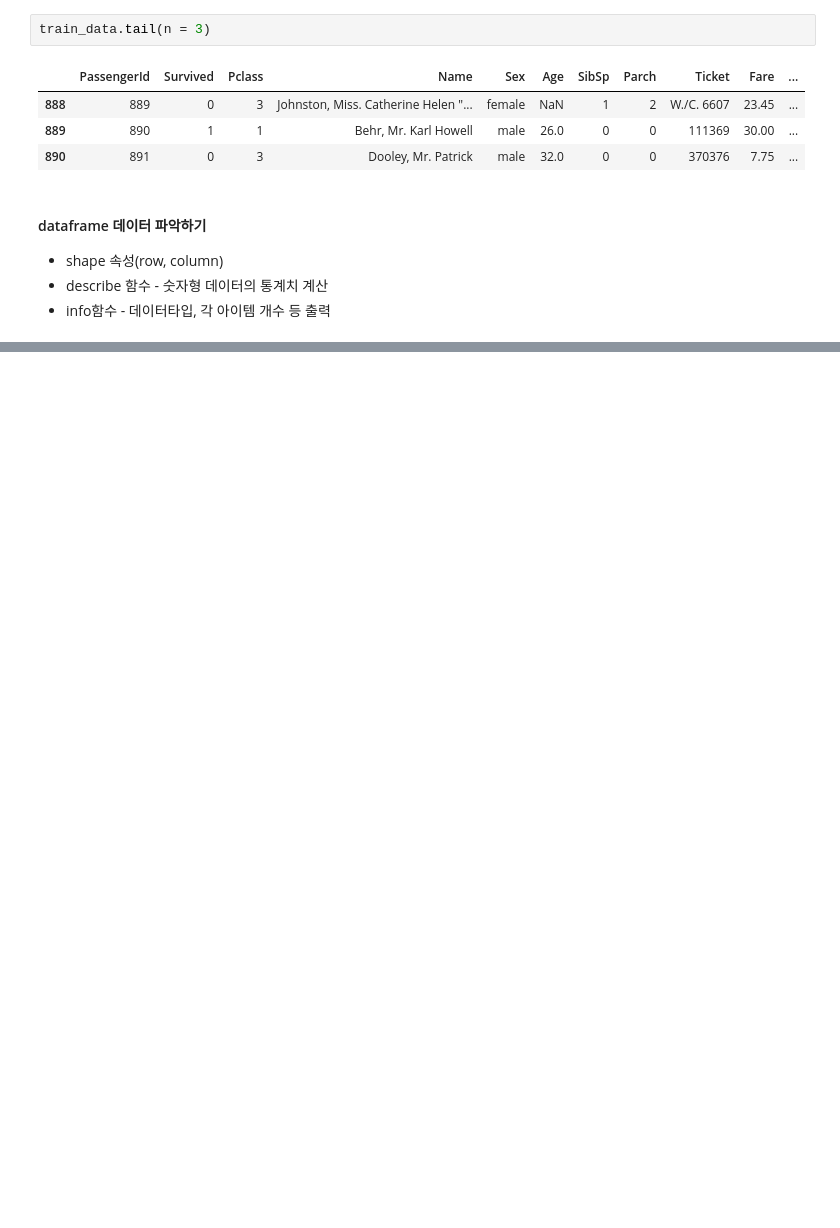
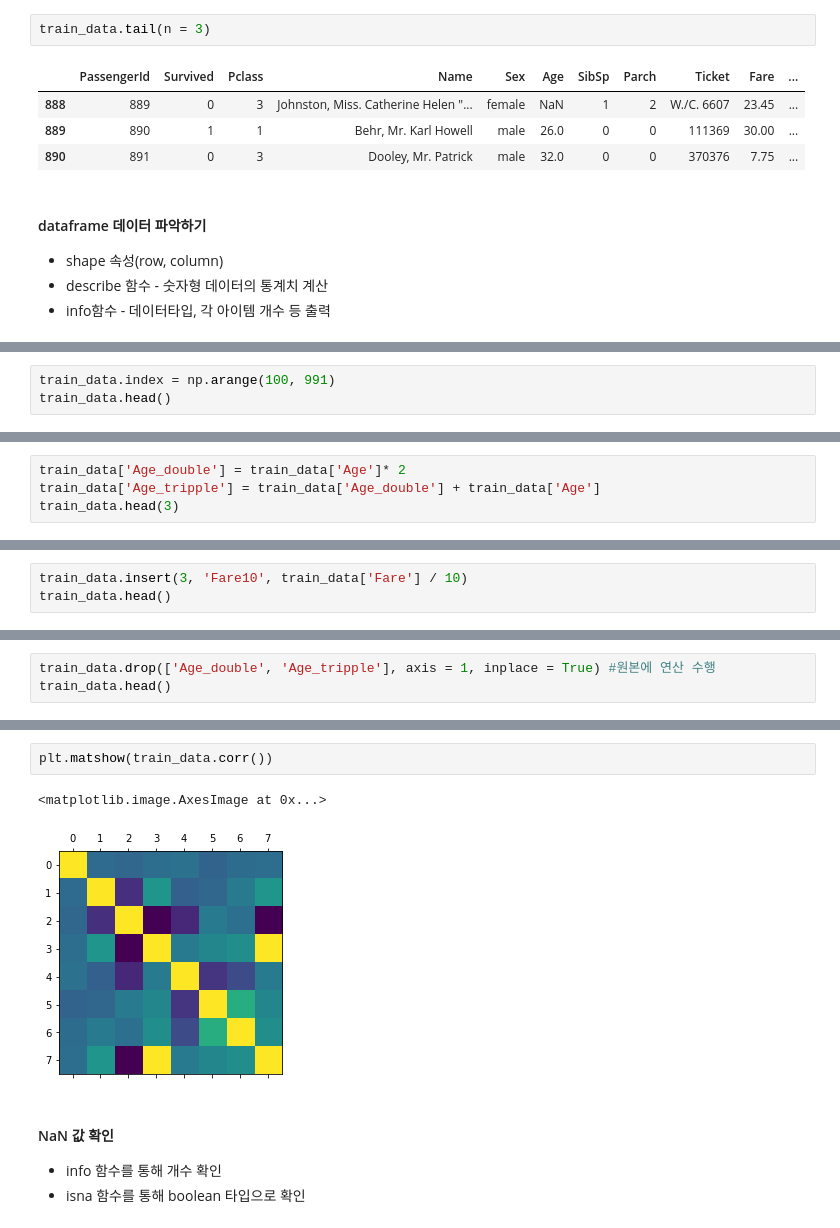
Before and after one commit to helloKH/Psypy, a Jupyter notebook: Psypy_numpy_pandas.ipynb, the cells around one changed output, grey strips where cells are left out. Saved outputs shown, nothing was run; the diff lists cells and outputs as text; blank space fills up the shorter version.

```diff
--- a/Psypy_numpy_pandas.ipynb
+++ b/Psypy_numpy_pandas.ipynb
@@ -832,0 +1001,3 @@ train_data.tail(n = 3)
+# %%
+train_data.index = np.arange(100, 991)
+train_data.head()
@@ -832,0 +1099,4 @@ train_data.tail(n = 3)
+# %%
+train_data['Age_double'] = train_data['Age']* 2
+train_data['Age_tripple'] = train_data['Age_double'] + train_data['Age']
+train_data.head(3)
@@ -832,0 +1108,3 @@ train_data.tail(n = 3)
+# %%
+train_data.insert(3, 'Fare10', train_data['Fare'] / 10)
+train_data.head()
@@ -832,0 +1142,3 @@ train_data.tail(n = 3)
+# %%
+train_data.drop(['Age_double', 'Age_tripple'], axis = 1, inplace = True) #원본에 연산 수행
+train_data.head()
@@ -832,0 +1175,9 @@ train_data.tail(n = 3)
+# %%
+plt.matshow(train_data.corr())
+# %% [output]
+<matplotlib.image.AxesImage at 0x...>
+[figure, added]
+# %% [markdown]
+#### NaN 값 확인
+- info 함수를 통해 개수 확인
+- isna 함수를 통해 boolean 타입으로 확인
```
Also changed, not shown: parts of 105 cells of this notebook.
